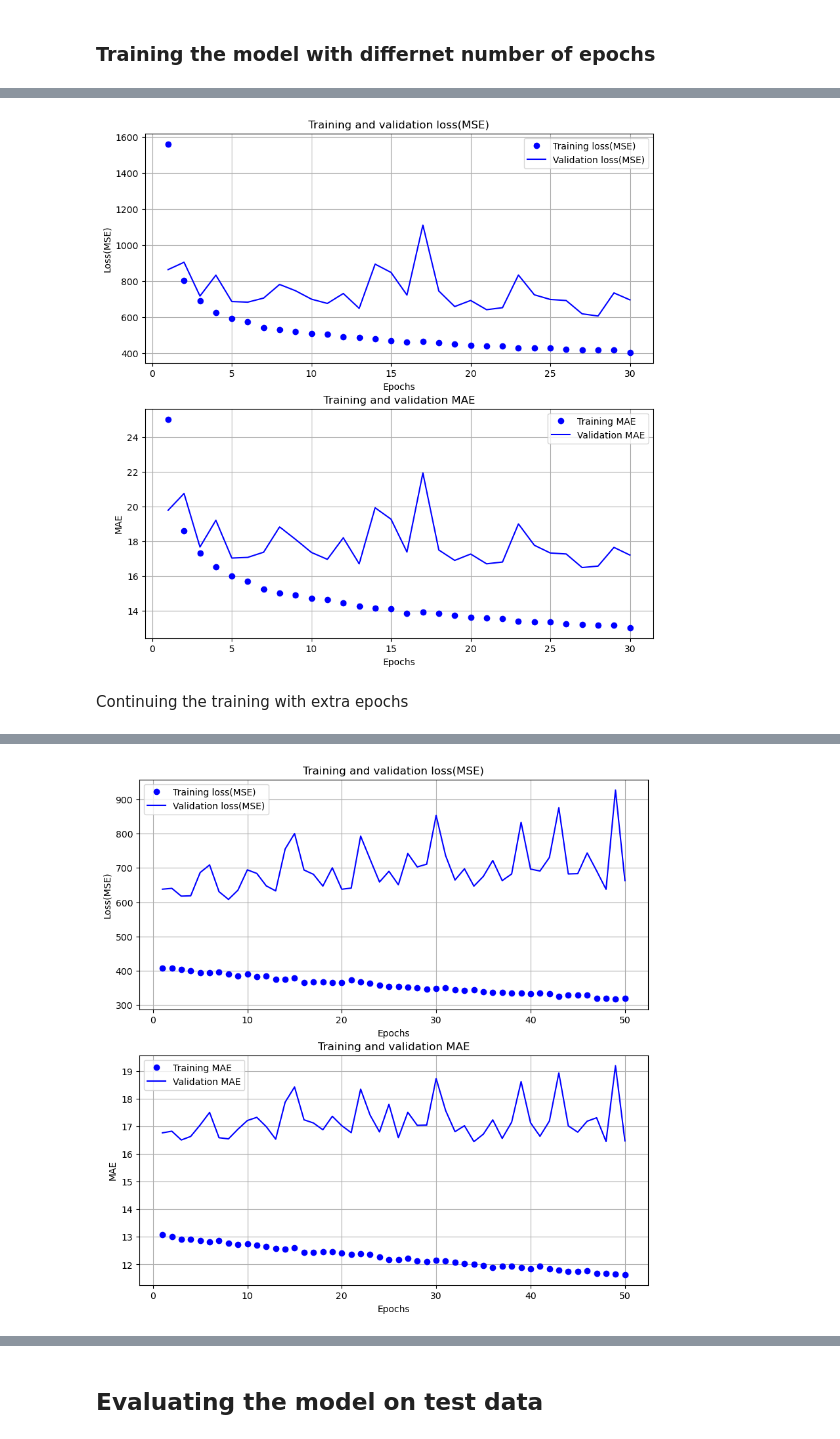
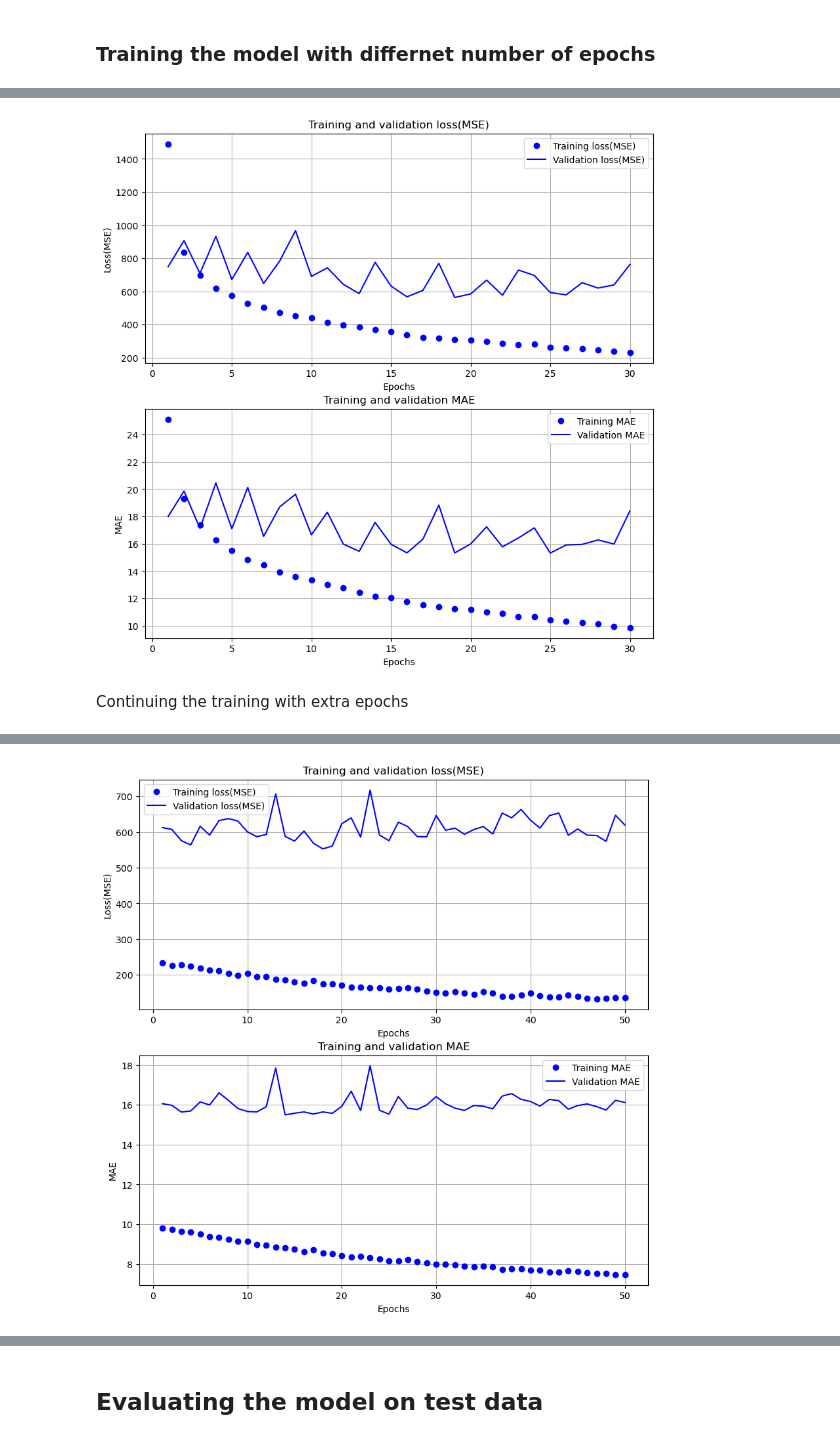
Before and after one commit to ErfanRasti/MachineLearningProjects, a Jupyter notebook: NeuralNetworks/HotelPricePrediction.ipynb, the cells around one changed output, grey strips where cells are left out. Cells and saved outputs as stored; diff of their text form; code cells hidden in the pictures.

```diff
--- a/NeuralNetworks/HotelPricePrediction.ipynb
+++ b/NeuralNetworks/HotelPricePrediction.ipynb
@@ -20,7 +20,7 @@ pathlib.Path('./results/HotelPricePrediction/').mkdir(
     parents=True, exist_ok=True)
 MODELS_DIR = pathlib.Path('./models/HotelPricePrediction/')
 RESULTS_DIR = pathlib.Path('./results/HotelPricePrediction/')
-DATA_DIR = pathlib.Path('./data/')
+DATA_DIR = pathlib.Path('./data/HotelPricePrediction/')
 
 tf.config.list_physical_devices('GPU')
 # %% [output]
@@ -30,11 +30,11 @@ tf.config.list_physical_devices('GPU')
 # %% [markdown]
 ### Splitting the targets from the data
 # %%
-train_data = pd.read_csv('./data/trainingset.csv')
+train_data = pd.read_csv(os.path.join(DATA_DIR, 'trainingset.csv'))
 train_targets = train_data['ADR']
 train_data.drop(columns=['ADR'], inplace=True)
 
-test_data = pd.read_csv('./data/testset.csv')
+test_data = pd.read_csv(os.path.join(DATA_DIR, 'testset.csv'))
 test_targets = test_data['ADR']
 test_data.drop(columns=['ADR'], inplace=True)
 # %%
@@ -357,10 +357,11 @@ def get_model():
     """
     initializer = tf.keras.initializers.HeNormal(seed=42)
     inputs = keras.Input(shape=(train_data.shape[1],))
-    x = layers.Dense(32, activation='relu',
+    x = layers.Dense(256, activation='relu',
                      kernel_initializer=initializer)(inputs)
+    x = layers.Dense(128, activation='relu', kernel_initializer=initializer)(x)
+    x = layers.Dense(64, activation='relu', kernel_initializer=initializer)(x)
     x = layers.Dense(32, activation='relu', kernel_initializer=initializer)(x)
-    x = layers.Dense(64, activation='relu', kernel_initializer=initializer)(x)
     x = layers.Dense(64, activation='relu', kernel_initializer=initializer)(x)
     x = layers.Dense(128, activation='relu', kernel_initializer=initializer)(x)
     x = layers.Dense(128, activation='relu', kernel_initializer=initializer)(x)
@@ -409,7 +410,12 @@ callbacks = [
                               'MLP_arch_without_feature_selection.keras'),
         save_best_only=True,
         monitor='val_loss')]
-history = model.fit(train_data, train_targets, validation_split=0.2, epochs=30,
-                    batch_size=64, callbacks=callbacks)
+history = model.fit(train_data,
+                    train_targets,
+                    validation_split=0.2,
+                    epochs=30,
+                    shuffle=True,
+                    batch_size=64,
+                    callbacks=callbacks)
 # %% [output]
 Epoch 1/30
@@ -446,12 +474,17 @@ def plot_history(history):
 # %%
 plot_history(history)
 # %% [output]
-[figure, old version]
+[figure, new version]
 # %% [markdown]
 Continuing the training with extra epochs
 # %%
-history = model.fit(train_data, train_targets, validation_split=0.2 ,epochs=50,
-                    batch_size=64, callbacks=callbacks)
+history = model.fit(train_data,
+                    train_targets,
+                    validation_split=0.2,
+                    epochs=50,
+                    shuffle=True,
+                    batch_size=64,
+                    callbacks=callbacks)
 plot_history(history)
 # %% [output]
 Epoch 1/50
@@ -474,2 +507,2 @@ Epoch 50/50
-[figure, old version]
+[figure, new version]
 # %%
```
Also changed, not shown: parts of 34 cells of this notebook, 7 other files.
